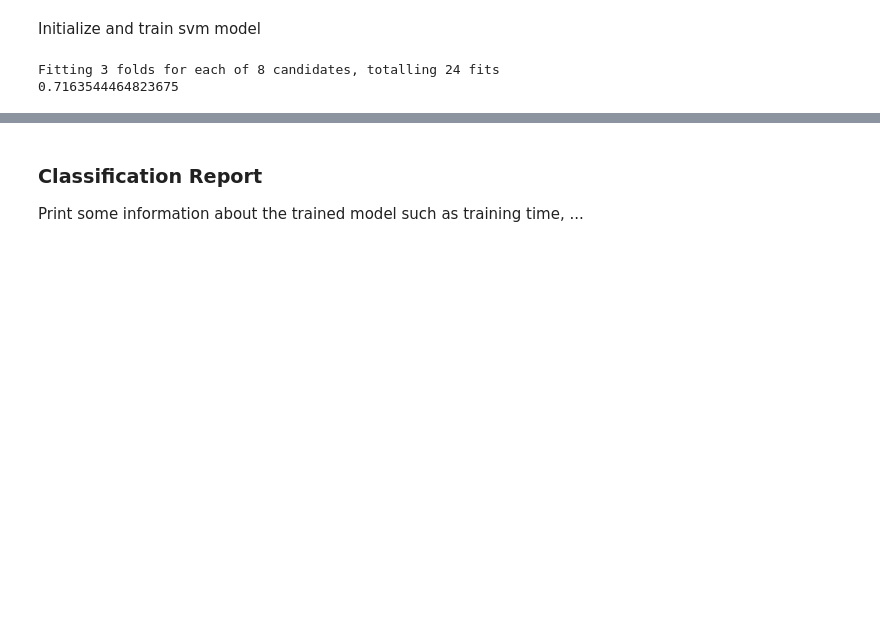
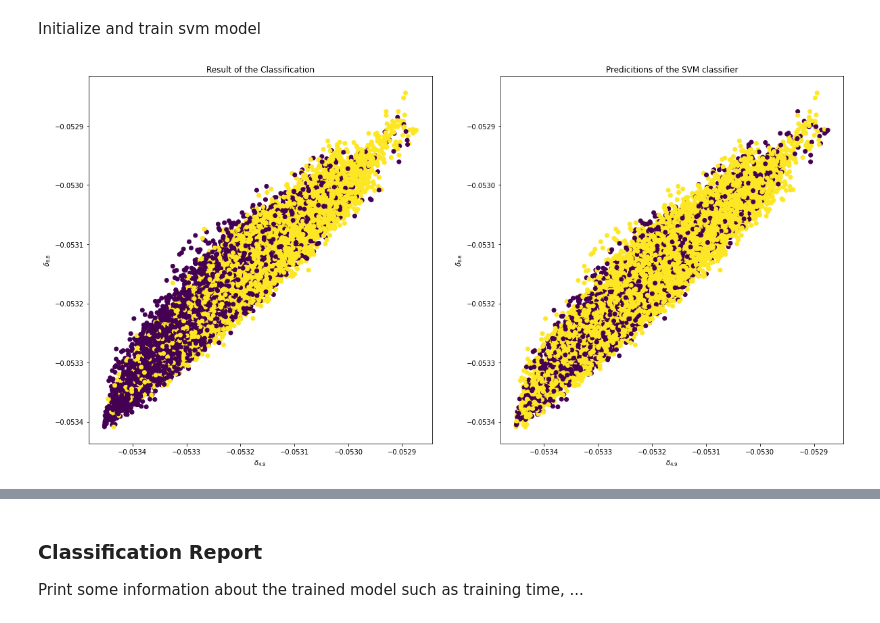
Before and after one commit to as2c/MLP---Cosmology, a Jupyter notebook: Optimization2/SVM_data2.ipynb, the cells around one changed output, grey strips where cells are left out. Drawn from its saved outputs; the diff is of its cells as text; code cells hidden in the pictures; blank space fills up the shorter version.

```diff
--- a/Optimization2/SVM_data2.ipynb
+++ b/Optimization2/SVM_data2.ipynb
@@ -150,38 +150,21 @@ print("{} % of the stored data has class 1 ".format(100*Y2.sum()/len(Y2)))
 # SVM
 # %% [markdown]
 Initialize and train svm model
-# %%
-# from sklearn.model_selection import cross_val_score
-from sklearn.model_selection import GridSearchCV
-import time
-
-svc = svm.SVC()
-tst_size = 0.2
-ns, nf = np.shape(X)
-# split data to train and test
-X_train, X_test, Y_train, Y_test = train_test_split(*shuffle(X, Y, n_samples = ns, random_state=0) , random_state=0, test_size =tst_size )
-# cross validation
-# scores = cross_val_score(svc, X_train, Y_train, cv=5 ,scoring= 'f1')
-cv = 3
-scoring = 'f1'
-param_grid = {'C': [0.1, 100],
-                'gamma': [1, 0.001],
-                'kernel': ['rbf', 'sigmoid']}
-# evaluate hyper-parameters
-clf = GridSearchCV(svc, param_grid, scoring = scoring, cv = cv ,verbose = 1, n_jobs=-1, return_train_score=1)
-# train model
-start_train = time.time()
-trained_model = clf.fit(X_train, Y_train)
-runtime_train = start_train - time.time()
-# predict data
-start_pred = time.time()
-Y_pred = trained_model.predict(X_test)
-runtime_pred = start_pred - time.time()
-# scores = cross_val_score(clf.best_estimator_, X_train, Y_train, cv=5 ,scoring= 'accuracy')
-# print(scores)
-print(clf.best_score_)
-
-## runtime order = 3 hr
-# %% [output]
-Fitting 3 folds for each of 8 candidates, totalling 24 fits
-0.7163544464823675
+# %%
+svc = svm.SVC(kernel='rbf',C=.1)
+
+svc.fit(X_train, Y_train)
+Y_pred = svc.predict(X_test)
+# %%
+import matplotlib.pyplot as plt
+
+fig = plt.figure(figsize=(20,10))
+ax = fig.add_subplot(121 , xlabel = '$\delta_{4.9}$', ylabel='$\delta_{6.8}$' , title = 'Result of the Classification')
+
+ax.scatter(*X_test[:,6:8].T, c=Y_test)
+
+ax = fig.add_subplot(122 , xlabel = '$\delta_{4.9}$ ', ylabel='$\delta_{6.8}$', title = 'Predicitions of the SVM classifier')
+plt.scatter(*X_test[:,6:8].T, c = Y_pred)
+plt.show()
+# %% [output]
+[figure, added]
```
Also changed, not shown: parts of 31 cells of this notebook.
